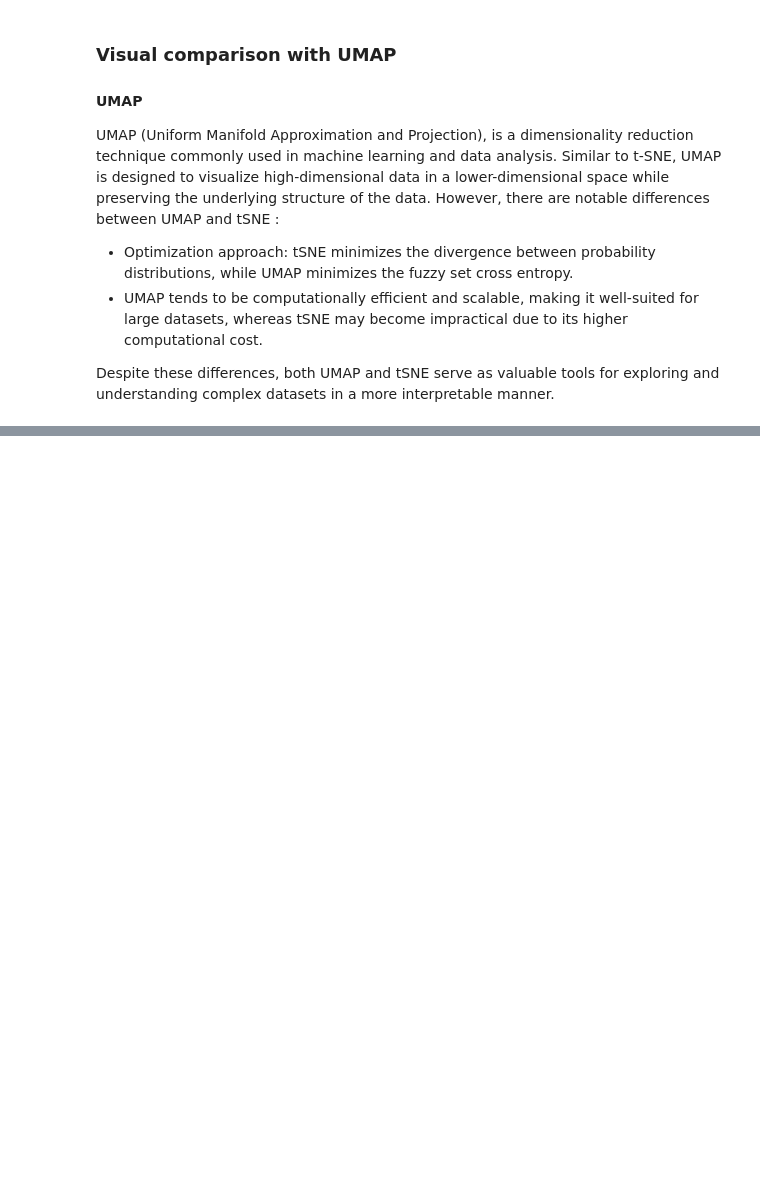
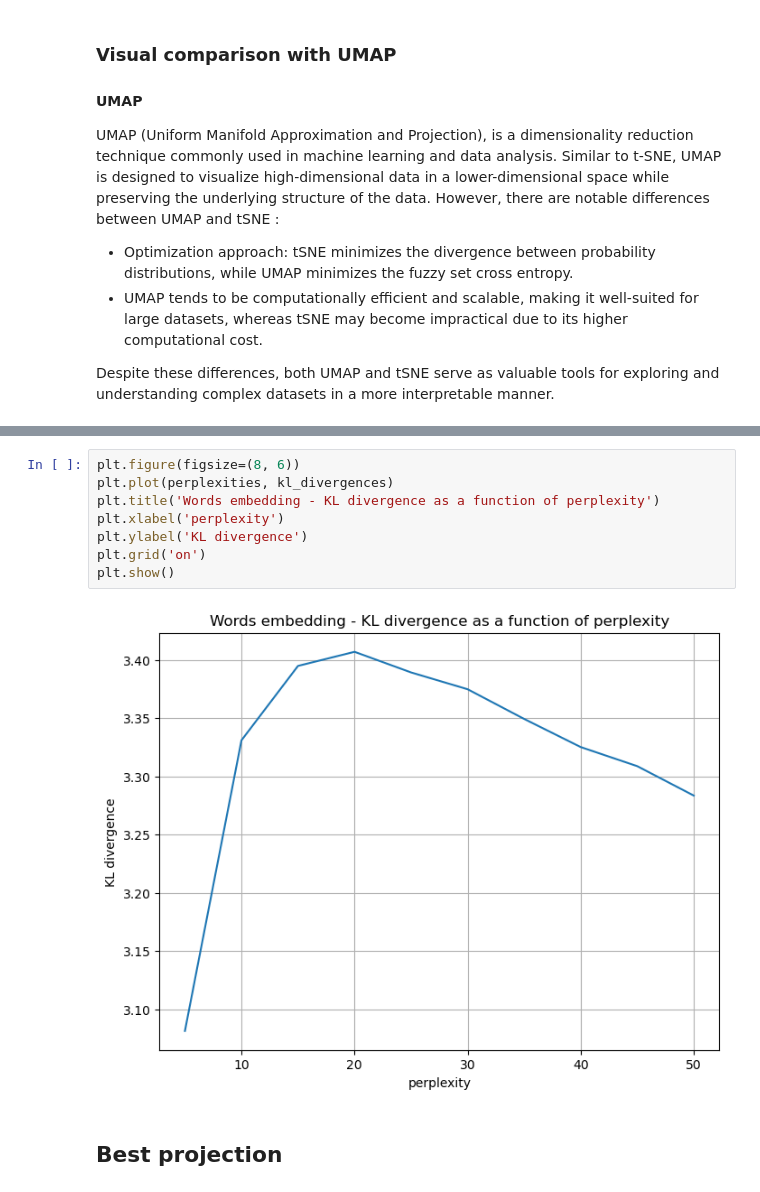
Before and after one commit to AntoineTSP/Advanced_ML, a Jupyter notebook: Embedding_imdb/Visualization.ipynb, the cells around one changed output, grey strips where cells are left out. Drawn from its saved outputs; the diff is of its cells as text; blank space fills up the shorter version.

```diff
--- a/Embedding_imdb/Visualization.ipynb
+++ b/Embedding_imdb/Visualization.ipynb
@@ -103,0 +129,12 @@ plt.show()
+# %%
+plt.figure(figsize=(8, 6))
+plt.plot(perplexities, kl_divergences)
+plt.title('Words embedding - KL divergence as a function of perplexity')
+plt.xlabel('perplexity')
+plt.ylabel('KL divergence')
+plt.grid('on')
+plt.show()
+# %% [output]
+[figure, added]
+# %% [markdown]
+## Best projection
```
Also changed, not shown: parts of 15 cells of this notebook, 3 other files.
